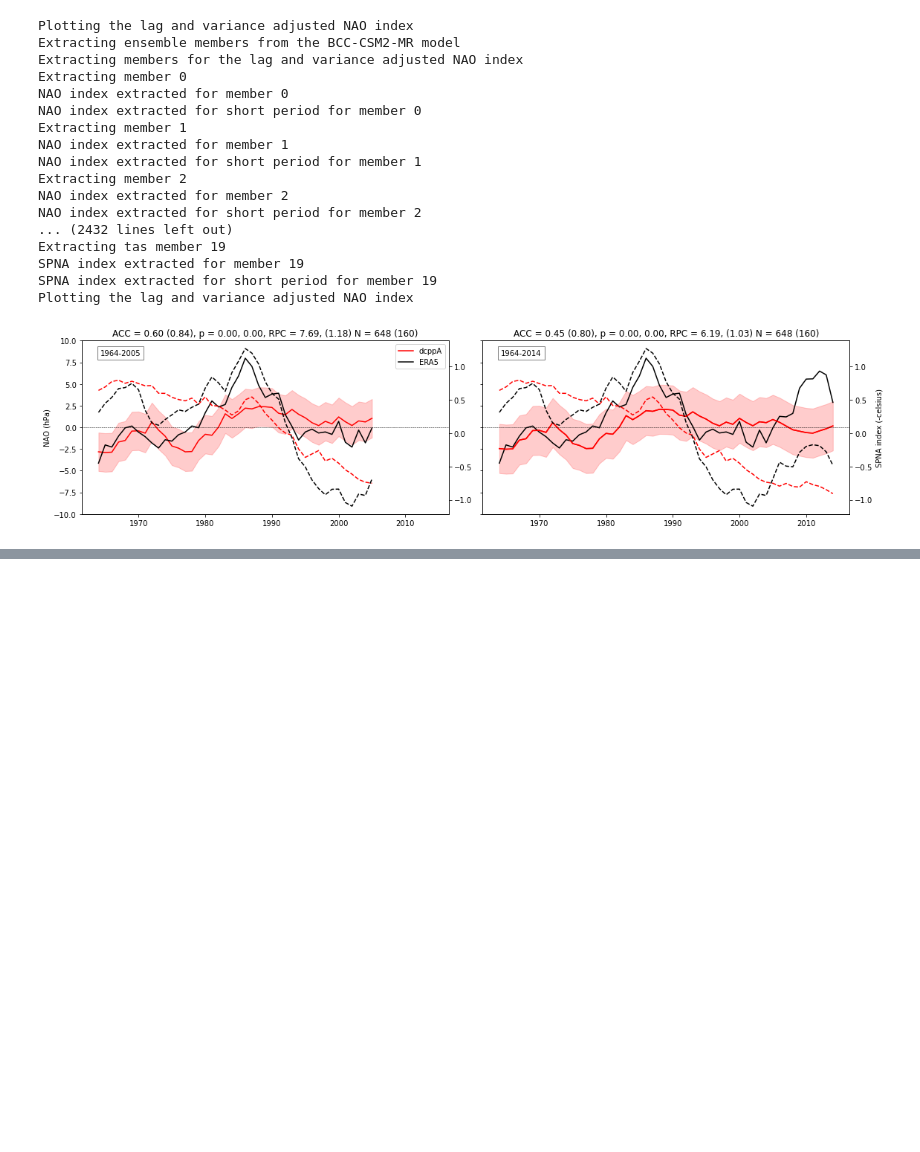
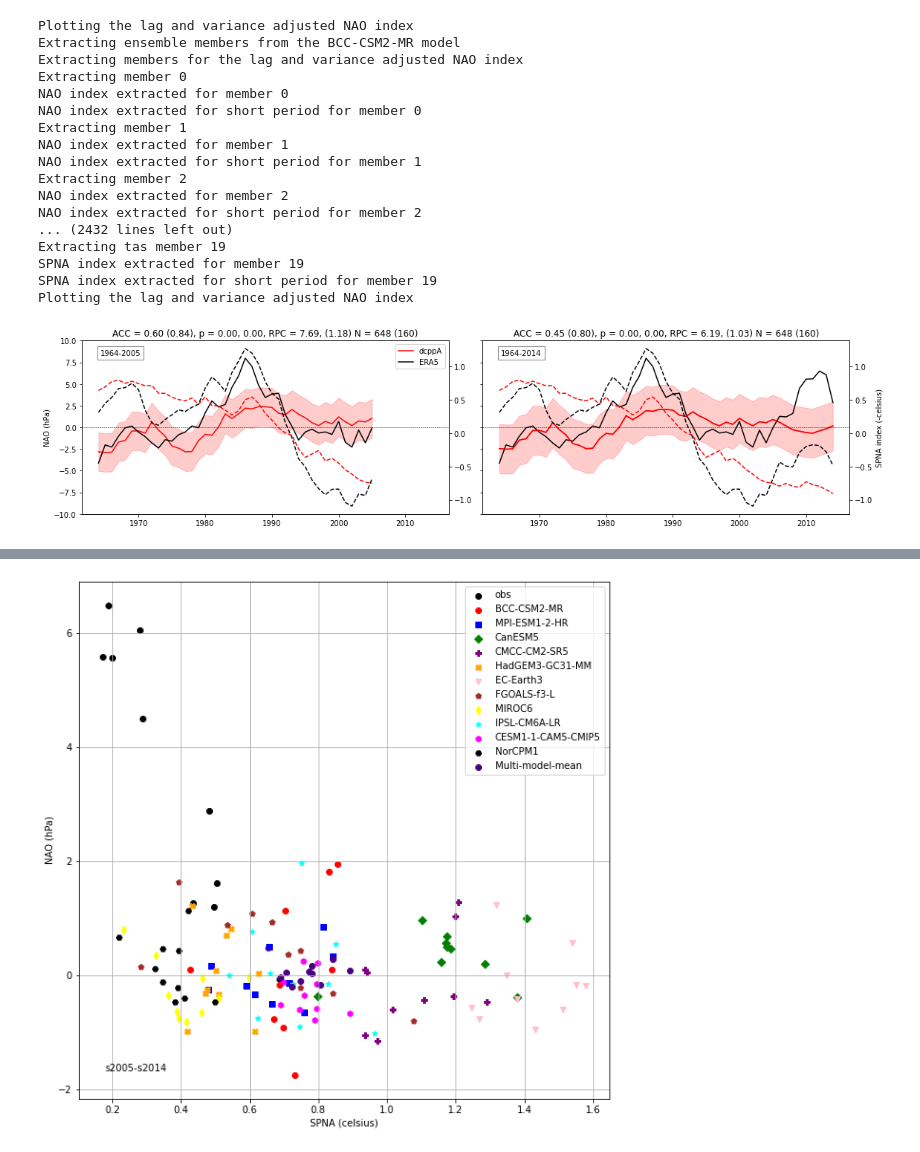
Before and after one commit to benhutchmet/skill-maps, a Jupyter notebook: python/testing-nao-skill.ipynb, the cells around one changed output, grey strips where cells are left out. Saved outputs shown, nothing was run; the diff lists cells and outputs as text; code cells hidden in the pictures; blank space fills up the shorter version.

Commit message:
testing scatter plots

```diff
--- a/python/testing-nao-skill.ipynb
+++ b/python/testing-nao-skill.ipynb
@@ -759,0 +1000,84 @@ test_model = "CESM1-1-CAM5-CMIP5"
+# %%
+# plot the scatter plot for the bust period
+# for all of the models nad the observations
+# with the SPNA index on the x-axis
+# and the NAO index on the y-axis
+
+# Set up the figure
+# only one plot
+fig, ax = plt.subplots(1, 1, figsize=(10, 10))
+
+# include gridlines
+ax.grid()
+
+# Plot the scatter plot for the bust period
+# for the observations
+ax.scatter(spna_index_obs_bust, nao_index_obs_bust / 100, label="obs", color="black")
+
+# Set up the model styles
+# Set up the model styles
+model_styles = {
+    "BCC-CSM2-MR": {"marker": "o", "color": "red"},
+    "MPI-ESM1-2-HR": {"marker": "s", "color": "blue"},
+    "CanESM5": {"marker": "D", "color": "green"},
+    "CMCC-CM2-SR5": {"marker": "P", "color": "purple"},
+    "HadGEM3-GC31-MM": {"marker": "X", "color": "orange"},
+    "EC-Earth3": {"marker": "v", "color": "pink"},
+    "FGOALS-f3-L": {"marker": "p", "color": "brown"},
+    "MIROC6": {"marker": "d", "color": "yellow"},
+    "IPSL-CM6A-LR": {"marker": "*", "color": "cyan"},
+    "CESM1-1-CAM5-CMIP5": {"marker": "h", "color": "magenta"},
+    "NorCPM1": {"marker": "H", "color": "black"},
+    "Multi-model-mean": {"marker": "o", "color": "indigo"}
+}
+
+# Create lists to store all members of the multi-model mean
+multi_model_data_spna = []
+multi_model_data_nao = []
+
+# Loop over the models
+for model in dict.tas_models:
+    # Extract the years for the model
+    long_period_years = nao_stats_dict_tas[model]['years']
+
+    # Find the index of years 2010-2019 in the long period years
+    bust_index_start = np.where(long_period_years == 2010)[0][0]
+    bust_index_end = np.where(long_period_years == 2019)[0][0]
+
+    # Extract the bust period for the model
+    spna_index_model_bust = nao_stats_dict_tas[model]['model_spna'][bust_index_start:bust_index_end+1]
+
+    # Extract the bust period for the model
+    nao_index_model_bust = nao_stats_dict_tas[model]['model_nao_ts'][bust_index_start:bust_index_end+1]
+
+    # Append the model bust period data to the multi-model data
+    multi_model_data_spna.append(spna_index_model_bust)
+    multi_model_data_nao.append(nao_index_model_bust)
+
+    # Plot the scatter plot for the bust period for the model
+    ax.scatter(spna_index_model_bust, nao_index_model_bust / 100, label=model, **model_styles[model])
+
+# Convert the lists to arrays
+multi_model_data_spna = np.array(multi_model_data_spna)
+multi_model_data_nao = np.array(multi_model_data_nao)
+
+# Calculate the multi-model mean
+multi_model_mean_bust_spna = np.mean(multi_model_data_spna, axis=0)
+multi_model_mean_bust_nao = np.mean(multi_model_data_nao, axis=0)
+
+# Plot the scatter plot for the bust period for the multi-model mean
+ax.scatter(multi_model_mean_bust_spna, multi_model_mean_bust_nao / 100, label="Multi-model-mean", **model_styles["Multi-model-mean"])
+
+# set up the y-axis lable
+ax.set_ylabel("NAO (hPa)")
+
+# set up the x-axis label
+ax.set_xlabel("SPNA (celsius)")
+
+# Include a legend
+ax.legend(loc = "upper right")
+
+# Include text in the bottom left corner
+ax.text(0.05, 0.05, "s2005-s2014", transform=ax.transAxes, ha = "left",
+            va='bottom')
+# %% [output]
@@ -759,0 +1085 @@ test_model = "CESM1-1-CAM5-CMIP5"
+[figure, added]
```
Also changed, not shown: parts of 5 cells of this notebook.
